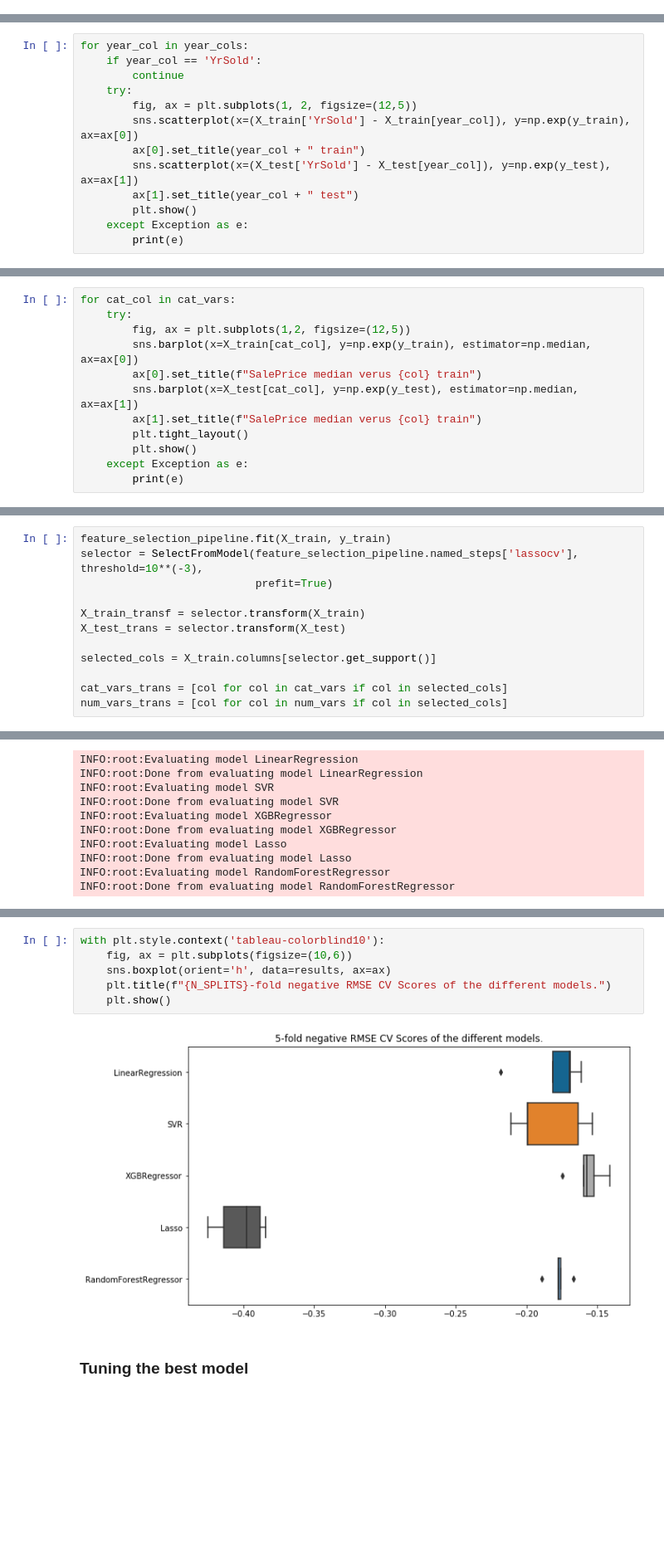
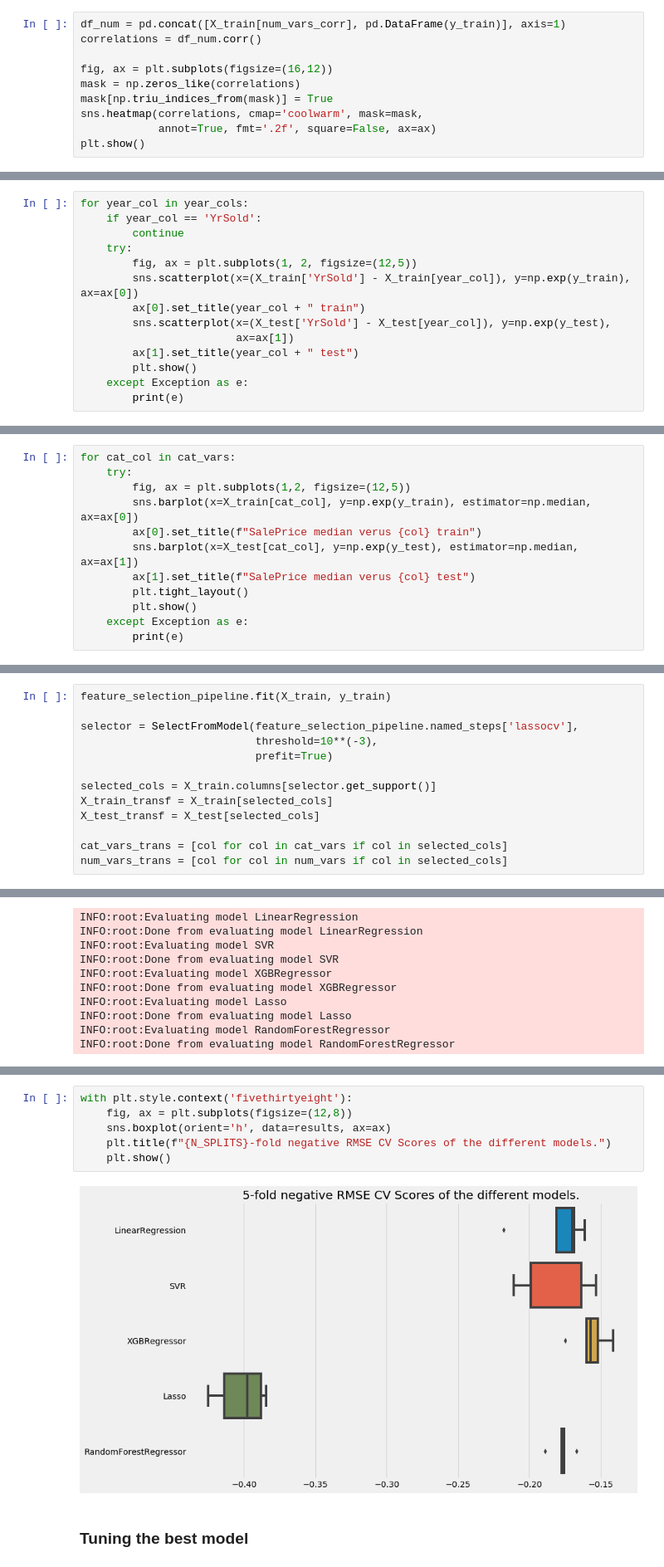
Before and after one commit to eliekawerk/structuring_ML_project, a Jupyter notebook: structuring-a-machine-learning-project.ipynb, the cells around one changed output, grey strips where cells are left out. Shown at 83% size. Drawn from its saved outputs; the diff is of its cells as text; blank space fills up the shorter version.

```diff
--- a/structuring-a-machine-learning-project.ipynb
+++ b/structuring-a-machine-learning-project.ipynb
@@ -609,0 +650,10 @@ assert X_test.isnull().sum().sum() == 0
+# %%
+df_num = pd.concat([X_train[num_vars_corr], pd.DataFrame(y_train)], axis=1)
+correlations = df_num.corr()
+
+fig, ax = plt.subplots(figsize=(16,12))
+mask = np.zeros_like(correlations)
+mask[np.triu_indices_from(mask)] = True
+sns.heatmap(correlations, cmap='coolwarm', mask=mask,
+            annot=True, fmt='.2f', square=False, ax=ax)
+plt.show()
@@ -617,7 +669,8 @@ for year_col in year_cols:
         fig, ax = plt.subplots(1, 2, figsize=(12,5))
         sns.scatterplot(x=(X_train['YrSold'] - X_train[year_col]), y=np.exp(y_train), ax=ax[0])
         ax[0].set_title(year_col + " train")
-        sns.scatterplot(x=(X_test['YrSold'] - X_test[year_col]), y=np.exp(y_test), ax=ax[1])
+        sns.scatterplot(x=(X_test['YrSold'] - X_test[year_col]), y=np.exp(y_test),
+                        ax=ax[1])
         ax[1].set_title(year_col + " test")
         plt.show()
     except Exception as e:
@@ -637,7 +690,7 @@ for cat_col in cat_vars:
         sns.barplot(x=X_train[cat_col], y=np.exp(y_train), estimator=np.median, ax=ax[0])
         ax[0].set_title(f"SalePrice median verus {col} train")
         sns.barplot(x=X_test[cat_col], y=np.exp(y_test), estimator=np.median, ax=ax[1])
-        ax[1].set_title(f"SalePrice median verus {col} train")
+        ax[1].set_title(f"SalePrice median verus {col} test")
         plt.tight_layout()
         plt.show()
     except Exception as e:
@@ -847,13 +902,14 @@ feature_selection_pipeline = make_pipeline(
                                         )
 # %%
 feature_selection_pipeline.fit(X_train, y_train)
-selector = SelectFromModel(feature_selection_pipeline.named_steps['lassocv'], threshold=10**(-3),
+
+selector = SelectFromModel(feature_selection_pipeline.named_steps['lassocv'],
+                           threshold=10**(-3),
                            prefit=True)
 
-X_train_transf = selector.transform(X_train)
-X_test_trans = selector.transform(X_test)
-
 selected_cols = X_train.columns[selector.get_support()]
+X_train_transf = X_train[selected_cols]
+X_test_transf = X_test[selected_cols]
 
 cat_vars_trans = [col for col in cat_vars if col in selected_cols]
 num_vars_trans = [col for col in num_vars if col in selected_cols]
@@ -936,10 +1006,10 @@ INFO:root:Done from evaluating model RandomForestRegressor
 # %%
-with plt.style.context('tableau-colorblind10'):
-    fig, ax = plt.subplots(figsize=(10,6))
+with plt.style.context('fivethirtyeight'):
+    fig, ax = plt.subplots(figsize=(12,8))
     sns.boxplot(orient='h', data=results, ax=ax)
     plt.title(f"{N_SPLITS}-fold negative RMSE CV Scores of the different models.")
     plt.show()
 # %% [output]
-[figure, old version]
+[figure, new version]
 # %% [markdown]
 ### Tuning the best model
```
Also changed, not shown: parts of 26 cells of this notebook.
